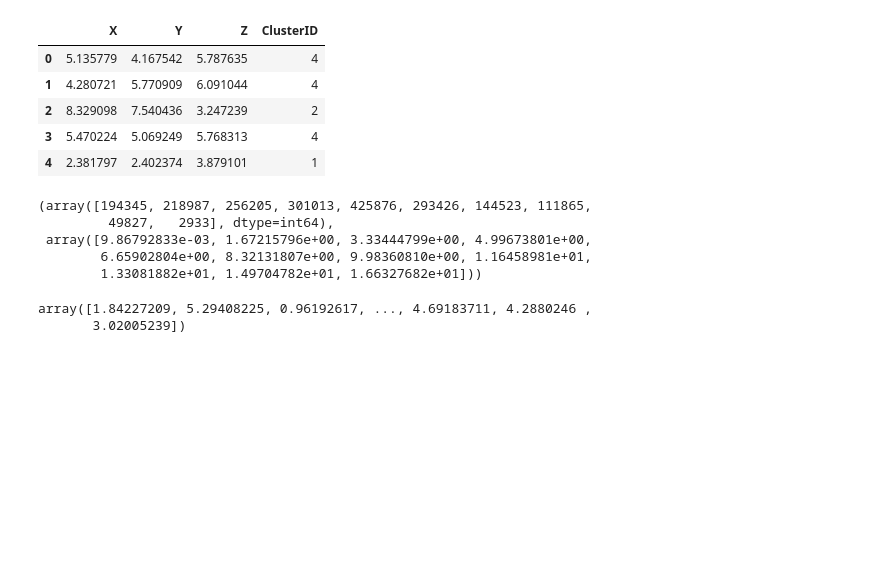
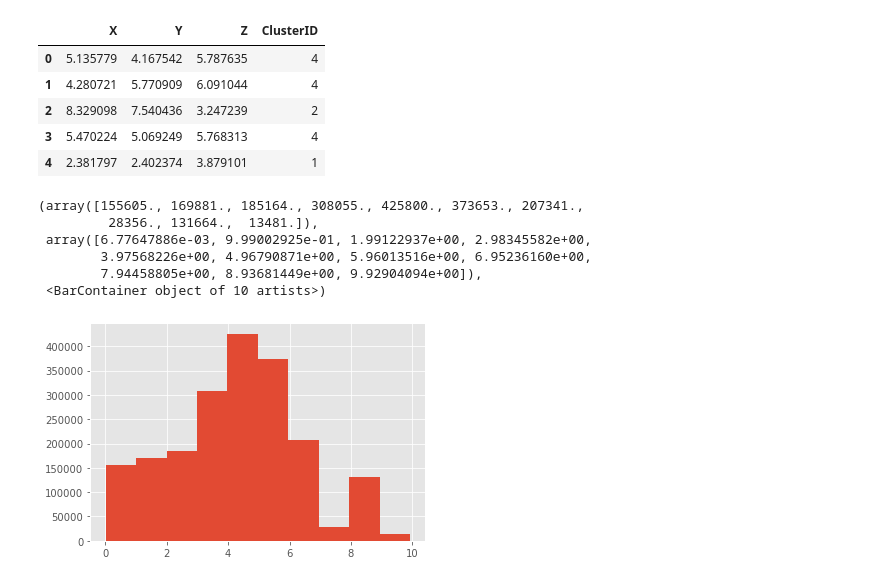
Before and after one commit to Ha11ie/AirBnBRoom, a Jupyter notebook: 15.2.2/Euclidean_and_Manhattan_Distances_Case_Study.ipynb, the cells around one changed output. Cells and saved outputs as stored; diff of their text form; code cells hidden in the pictures; blank space fills up the shorter version.

```diff
--- a/15.2.2/Euclidean_and_Manhattan_Distances_Case_Study.ipynb
+++ b/15.2.2/Euclidean_and_Manhattan_Distances_Case_Study.ipynb
@@ -87,16 +87,3 @@ df.head()
 | 2 | 8.329098 | 7.540436 | 3.247239 | 2 |
 | 3 | 5.470224 | 5.069249 | 5.768313 | 4 |
 | 4 | 2.381797 | 2.402374 | 3.879101 | 1 |
-# %%
-np.histogram(DistManhattan)
-# %% [output]
-(array([194345, 218987, 256205, 301013, 425876, 293426, 144523, 111865,
-         49827,   2933], dtype=int64),
- array([9.86792833e-03, 1.67215796e+00, 3.33444799e+00, 4.99673801e+00,
-        6.65902804e+00, 8.32131807e+00, 9.98360810e+00, 1.16458981e+01,
-        1.33081882e+01, 1.49704782e+01, 1.66327682e+01]))
-# %%
-DistEuclid
-# %% [output]
-array([1.84227209, 5.29408225, 0.96192617, ..., 4.69183711, 4.2880246 ,
-       3.02005239])
@@ -112,0 +90,10 @@ hist = df.hist(bins=3)
+# %%
+plt.hist(DistEuclid)
+# %% [output]
+(array([155605., 169881., 185164., 308055., 425800., 373653., 207341.,
+         28356., 131664.,  13481.]),
+ array([6.77647886e-03, 9.99002925e-01, 1.99122937e+00, 2.98345582e+00,
+        3.97568226e+00, 4.96790871e+00, 5.96013516e+00, 6.95236160e+00,
+        7.94458805e+00, 8.93681449e+00, 9.92904094e+00]),
+ <BarContainer object of 10 artists>)
+[figure, added]
```
Also changed, not shown: parts of 2 cells of this notebook.
